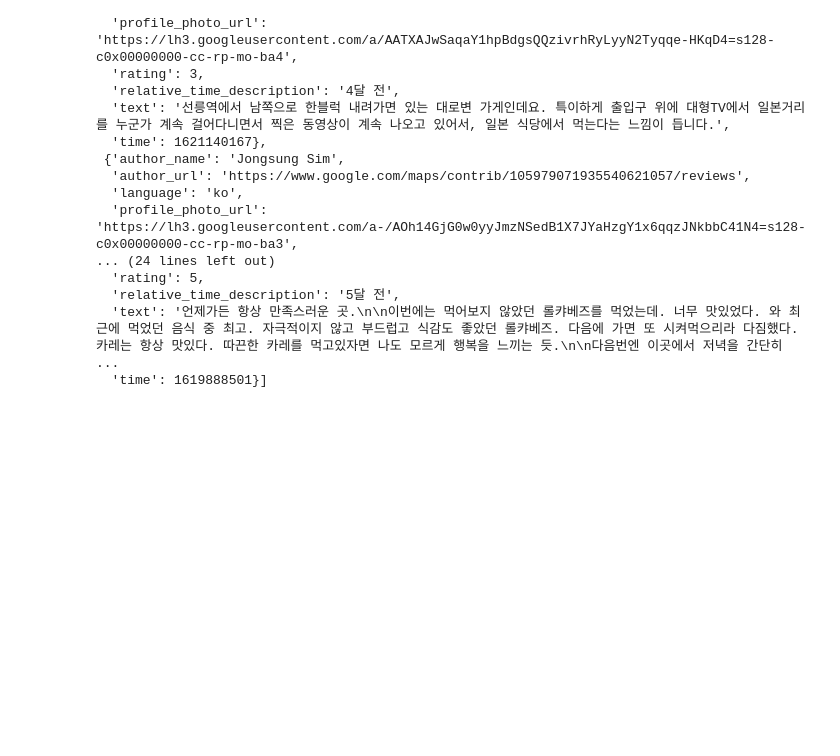
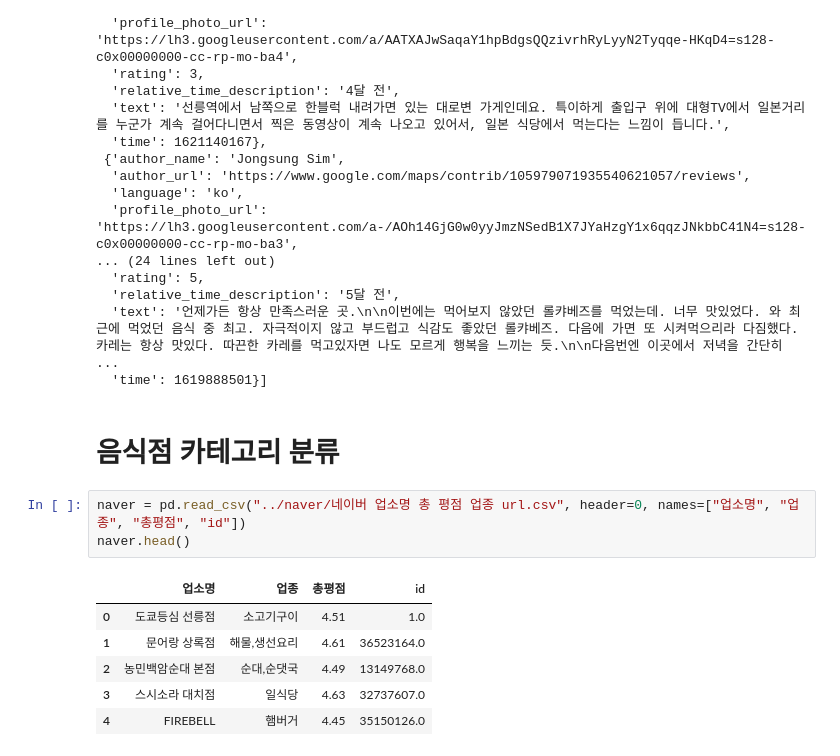
Before and after one commit to kojh0111/ReviewKing, a Jupyter notebook: data_crawler/data_analysis/data.ipynb, the cells around one changed output. Drawn from its saved outputs; the diff is of its cells as text; blank space fills up the shorter version.

Commit message:
D: 음식점 카테고리 분류

```diff
--- a/data_crawler/data_analysis/data.ipynb
+++ b/data_crawler/data_analysis/data.ipynb
@@ -178,3 +180,15 @@ get_place_details("ChIJ69cR2RqkfDURPQMN3JJWeW8", os.environ.get("API_KEY"))
   'relative_time_description': '5달 전',
   'text': '언제가든 항상 만족스러운 곳.\n\n이번에는 먹어보지 않았던 롤캬베즈를 먹었는데. 너무 맛있었다. 와 최근에 먹었던 음식 중 최고. 자극적이지 않고 부드럽고 식감도 좋았던 롤캬베즈. 다음에 가면 또 시켜먹으리라 다짐했다. 카레는 항상 맛있다. 따끈한 카레를 먹고있자면 나도 모르게 행복을 느끼는 듯.\n\n다음번엔 이곳에서 저녁을 간단히  ...
   'time': 1619888501}]
+# %% [markdown]
+# 음식점 카테고리 분류
+# %%
+naver = pd.read_csv("../naver/네이버 업소명 총 평점 업종 url.csv", header=0, names=["업소명", "업종", "총평점", "id"])
+naver.head()
+# %% [output]
+|  | 업소명 | 업종 | 총평점 | id |
+| 0 | 도쿄등심 선릉점 | 소고기구이 | 4.51 | 1.0 |
+| 1 | 문어랑 상록점 | 해물,생선요리 | 4.61 | 36523164.0 |
+| 2 | 농민백암순대 본점 | 순대,순댓국 | 4.49 | 13149768.0 |
+| 3 | 스시소라 대치점 | 일식당 | 4.63 | 32737607.0 |
+| 4 | FIREBELL | 햄버거 | 4.45 | 35150126.0 |
```
Also changed, not shown: parts of 15 cells of this notebook, 1 other file.
